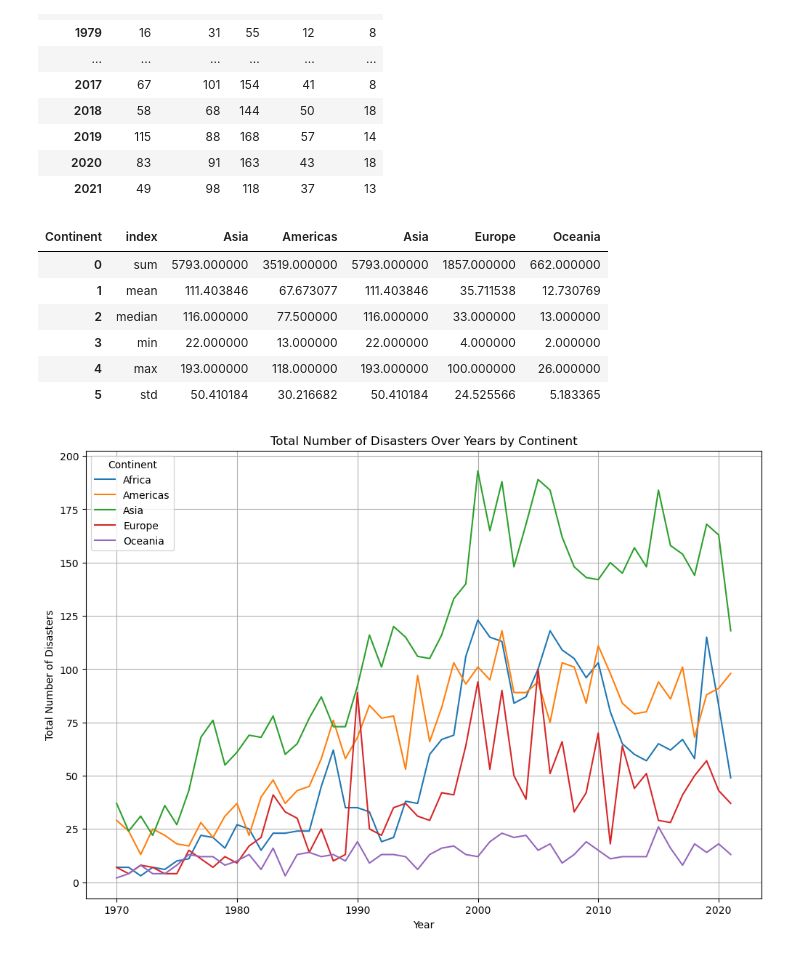
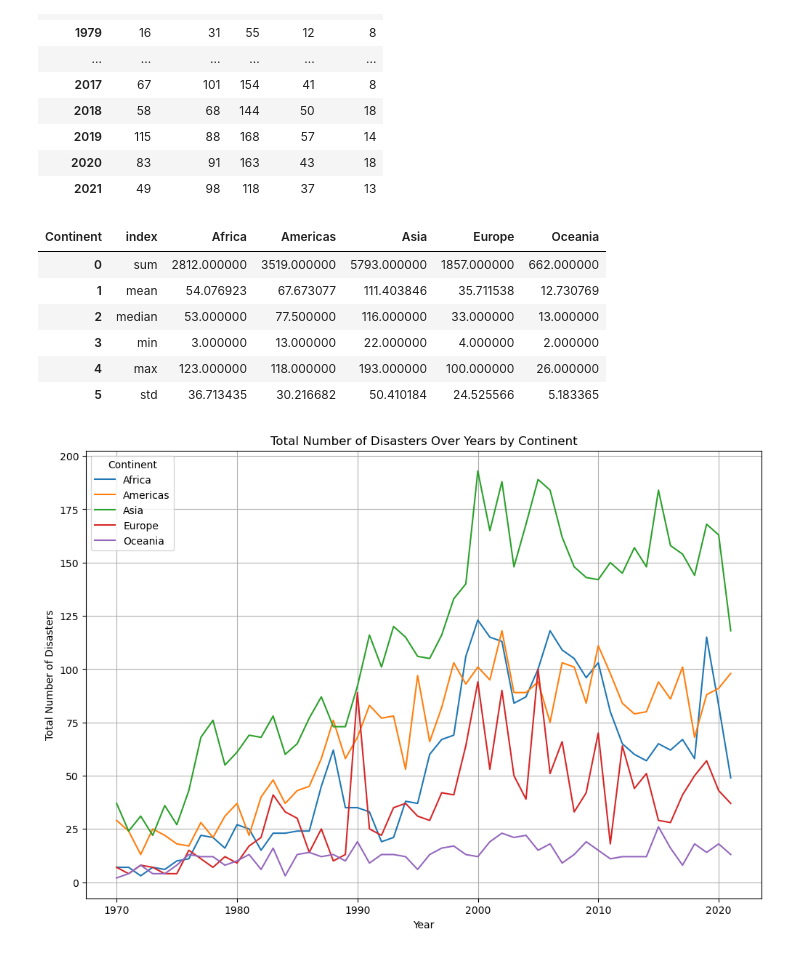
Before and after one commit to SaraJZ95/Global_Natural_Disasters-Analysis-Project-, a Jupyter notebook: main.ipynb, the cells around one changed output. Drawn from its saved outputs; the diff is of its cells as text; code cells hidden in the pictures.

```diff
--- a/main.ipynb
+++ b/main.ipynb
@@ -225,27 +225,27 @@ disasters_per_year_continent
 # %%
 # Summary Statistics
 
-summary_stats = disasters_per_year_continent[['Asia', 'Americas', 'Asia', 'Europe',	'Oceania']].agg(['sum', 'mean', 'median', 'min', 'max', 'std'])
+summary_stats = disasters_per_year_continent[['Africa', 'Americas', 'Asia', 'Europe',	'Oceania']].agg(['sum', 'mean', 'median', 'min', 'max', 'std'])
 
 # Reset index to have 'Continent' as a column for easier reshaping
 summary_stats = summary_stats.reset_index()
 
 # Reshape the DataFrame so that continents are in rows and both mean and median statistics are in columns
 #summary_stats_df = summary_stats.set_index('Continent')
 
 #Save to CSV file
 summary_stats_df.to_csv("output_data/country_stats.csv", index_label="country_stats")
 
 # Display the DataFrame
 summary_stats
 # %% [output]
-| Continent | index | Asia | Americas | Asia | Europe | Oceania |
-| 0 | sum | 5793.000000 | 3519.000000 | 5793.000000 | 1857.000000 | 662.000000 |
-| 1 | mean | 111.403846 | 67.673077 | 111.403846 | 35.711538 | 12.730769 |
-| 2 | median | 116.000000 | 77.500000 | 116.000000 | 33.000000 | 13.000000 |
-| 3 | min | 22.000000 | 13.000000 | 22.000000 | 4.000000 | 2.000000 |
-| 4 | max | 193.000000 | 118.000000 | 193.000000 | 100.000000 | 26.000000 |
-| 5 | std | 50.410184 | 30.216682 | 50.410184 | 24.525566 | 5.183365 |
+| Continent | index | Africa | Americas | Asia | Europe | Oceania |
+| 0 | sum | 2812.000000 | 3519.000000 | 5793.000000 | 1857.000000 | 662.000000 |
+| 1 | mean | 54.076923 | 67.673077 | 111.403846 | 35.711538 | 12.730769 |
+| 2 | median | 53.000000 | 77.500000 | 116.000000 | 33.000000 | 13.000000 |
+| 3 | min | 3.000000 | 13.000000 | 22.000000 | 4.000000 | 2.000000 |
+| 4 | max | 123.000000 | 118.000000 | 193.000000 | 100.000000 | 26.000000 |
+| 5 | std | 36.713435 | 30.216682 | 50.410184 | 24.525566 | 5.183365 |
 # %%
 #plot line chart for total number of disasters over years against continents
 
```
